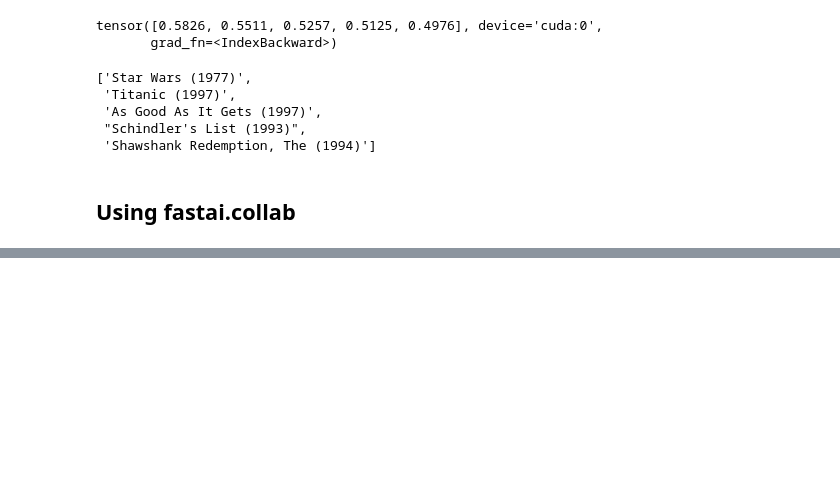
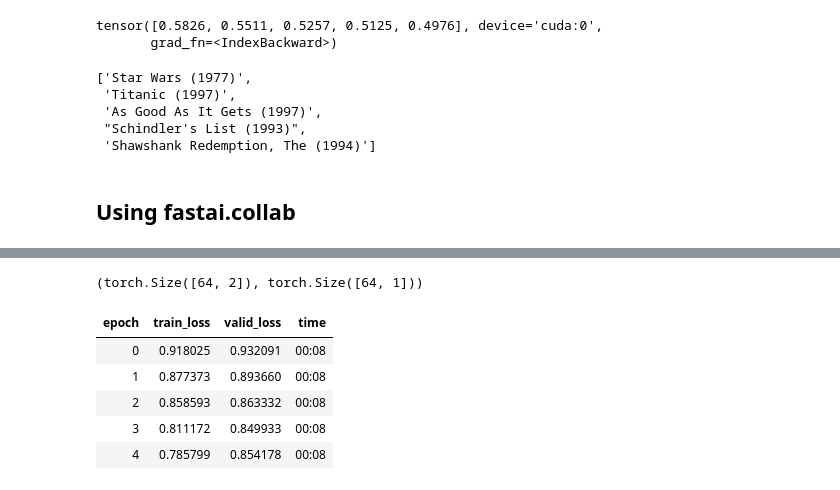
Before and after one commit to aidiary/fastbook, a Jupyter notebook: myworks/Chapter8.ipynb, the cells around one changed output, grey strips where cells are left out. Drawn from its saved outputs; the diff is of its cells as text; code cells hidden in the pictures; blank space fills up the shorter version.

```diff
--- a/myworks/Chapter8.ipynb
+++ b/myworks/Chapter8.ipynb
@@ -362,0 +431,3 @@ tensor([0.5826, 0.5511, 0.5257, 0.5125, 0.4976], device='cuda:0',
+# %%
+embs = get_emb_sz(dls)
+embs
@@ -362,0 +436,18 @@ tensor([0.5826, 0.5511, 0.5257, 0.5125, 0.4976], device='cuda:0',
+# %%
+class CollabNN(Module):
+    def __init__(self, user_sz, item_sz, y_range=(0, 5.5), n_act=100):
+        self.user_factors = Embedding(*user_sz)
+        self.item_factors = Embedding(*item_sz)
+        self.layers = nn.Sequential(
+            nn.Linear(user_sz[1] + item_sz[1], n_act),
+            nn.ReLU(),
+            nn.Linear(n_act, 1))
+        self.y_range = y_range
+
+    def forward(self, x):
+        embs = self.user_factors(x[:, 0]), self.item_factors(x[:, 1])
+        x = self.layers(torch.cat(embs, dim=1))
+        return sigmoid_range(x, *self.y_range)
+# %%
+model = CollabNN(*embs)
+model
@@ -362,0 +464,15 @@ tensor([0.5826, 0.5511, 0.5257, 0.5125, 0.4976], device='cuda:0',
+# %%
+batch = dls.one_batch()
+batch[0].shape, batch[1].shape
+# %% [output]
+(torch.Size([64, 2]), torch.Size([64, 1]))
+# %%
+learn = Learner(dls, model, loss_func=MSELossFlat())
+learn.fit_one_cycle(5, 5e-3, wd=0.01)
+# %% [output]
+| epoch | train_loss | valid_loss | time |
+| 0 | 0.918025 | 0.932091 | 00:08 |
+| 1 | 0.877373 | 0.893660 | 00:08 |
+| 2 | 0.858593 | 0.863332 | 00:08 |
+| 3 | 0.811172 | 0.849933 | 00:08 |
+| 4 | 0.785799 | 0.854178 | 00:08 |
```
Also changed, not shown: parts of 14 cells of this notebook.
